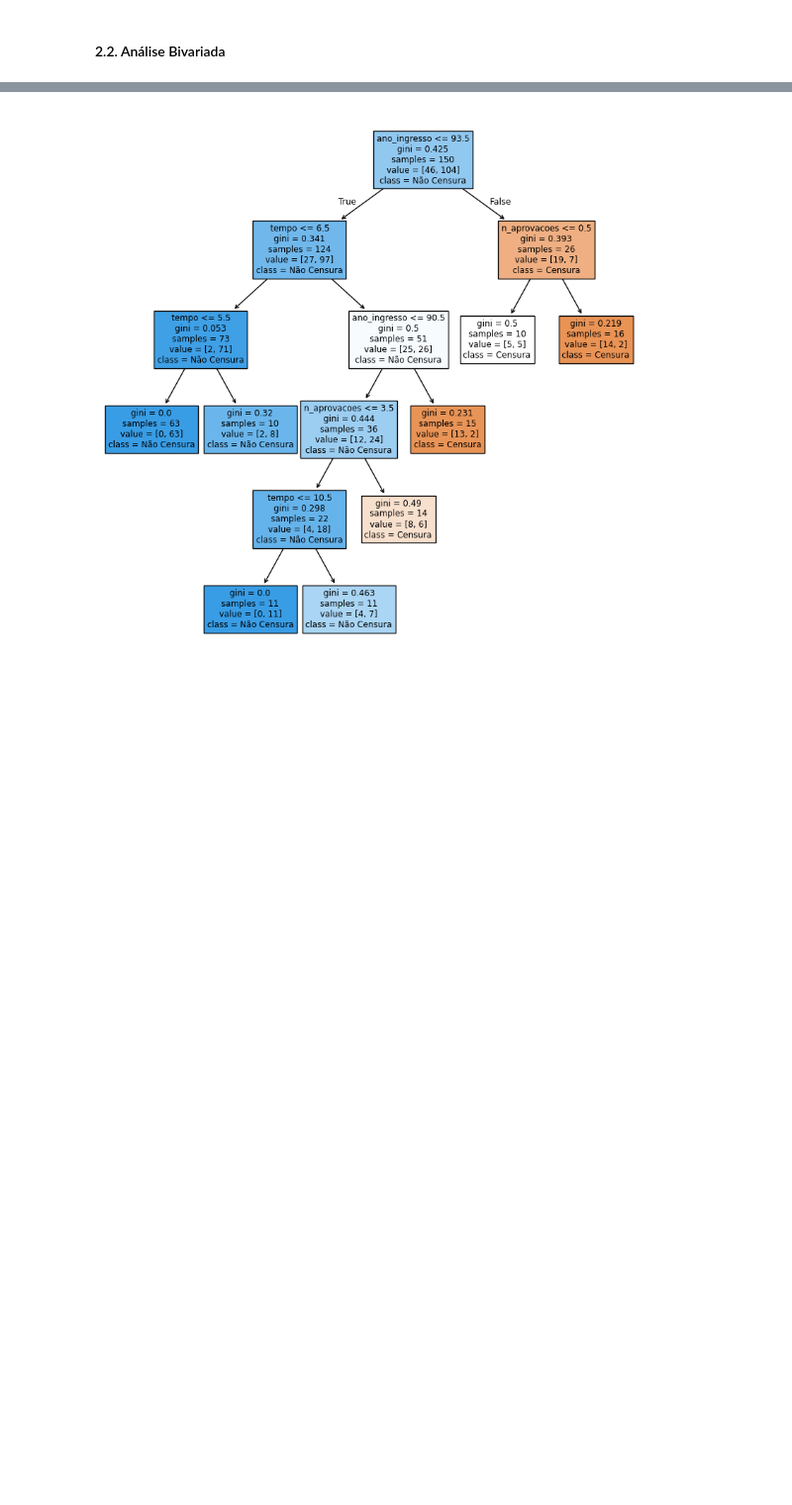
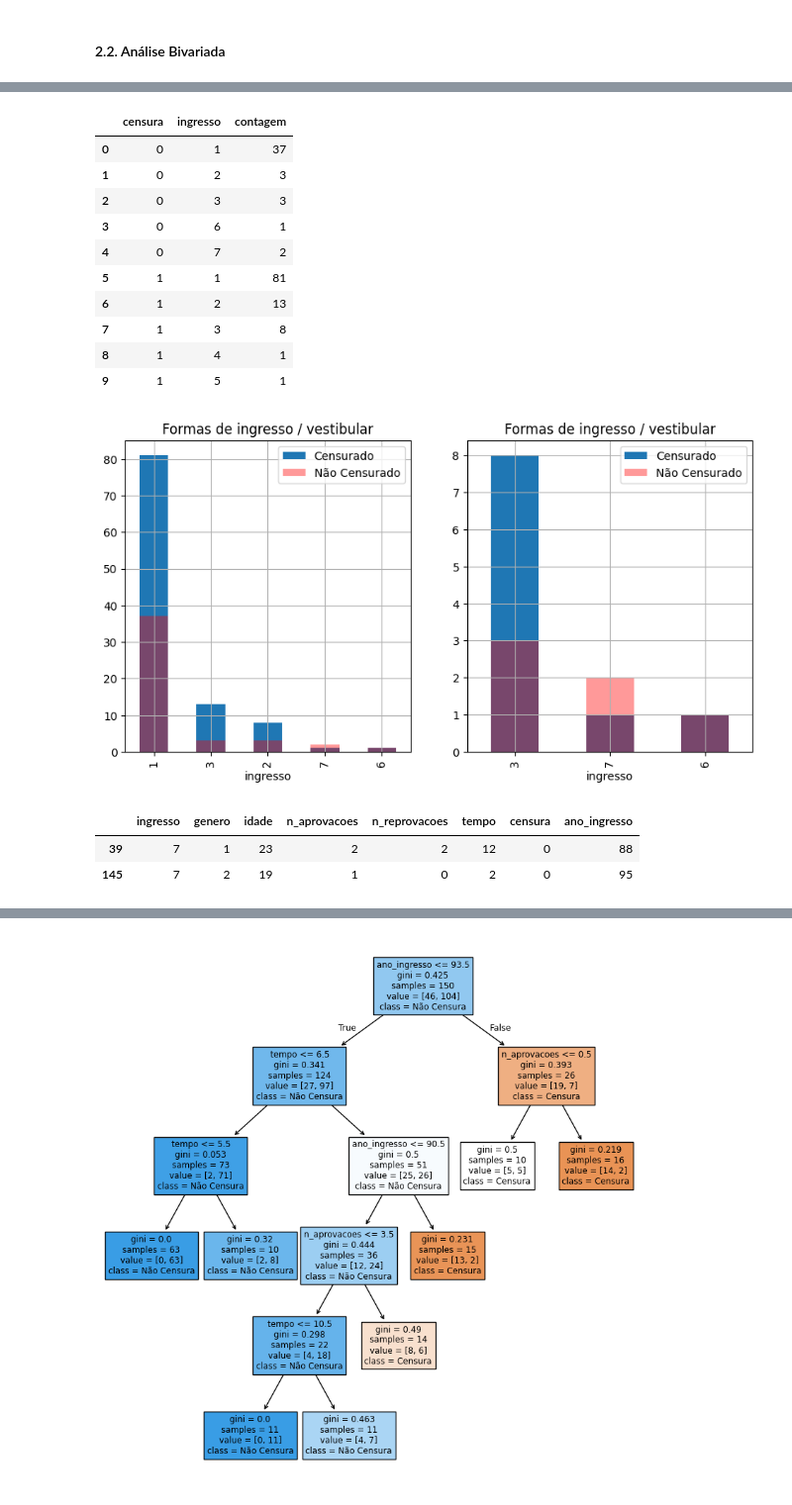
Before and after one commit to xGabrielR/Analise-de-Sobrevivencia-Aplicada-a-Evasao-Escolar, a Jupyter notebook: src/grc_01_analise_exploratoria.ipynb, the cells around one changed output, grey strips where cells are left out. Shown at 99% size. Saved outputs shown, nothing was run; the diff lists cells and outputs as text; code cells hidden in the pictures; blank space fills up the shorter version.

```diff
--- a/src/grc_01_analise_exploratoria.ipynb
+++ b/src/grc_01_analise_exploratoria.ipynb
@@ -139,0 +150,2 @@ plt.tight_layout()
+# %%
+censurado = df["censura"] == 1
@@ -139,0 +167,34 @@ plt.tight_layout()
+# %%
+fig, ax = plt.subplots(1, 2, figsize=(10, 5))
+ax = ax.flatten()
+df[censurado]["ingresso"].value_counts().plot(kind="bar", ax=ax[0], label="Censurado")
+df[~censurado]["ingresso"].value_counts().plot(kind="bar", ax=ax[0], alpha=0.4, color="red", label="Não Censurado")
+
+df[(censurado) & (df["ingresso"] > 2)]["ingresso"].value_counts().plot(kind="bar", ax=ax[1], label="Censurado")
+df[(~censurado) & (df["ingresso"] > 2)]["ingresso"].value_counts().plot(kind="bar", ax=ax[1], alpha=0.4, color="red", label="Não Censurado")
+
+for axi in ax:
+    axi.grid(2)
+    axi.legend()
+    axi.set_title("Formas de ingresso / vestibular")
+
+df[["genero", "censura", "ingresso"]].groupby(["censura", "ingresso"]).count().reset_index().rename(columns={"genero": "contagem"})
+# %% [output]
+|  | censura | ingresso | contagem |
+| 0 | 0 | 1 | 37 |
+| 1 | 0 | 2 | 3 |
+| 2 | 0 | 3 | 3 |
+| 3 | 0 | 6 | 1 |
+| 4 | 0 | 7 | 2 |
+| 5 | 1 | 1 | 81 |
+| 6 | 1 | 2 | 13 |
+| 7 | 1 | 3 | 8 |
+| 8 | 1 | 4 | 1 |
+| 9 | 1 | 5 | 1 |
+[figure, added]
+# %%
+df[df["ingresso"] == 7]
+# %% [output]
+|  | ingresso | genero | idade | n_aprovacoes | n_reprovacoes | tempo | censura | ano_ingresso |
+| 39 | 7 | 1 | 23 | 2 | 2 | 12 | 0 | 88 |
+| 145 | 7 | 2 | 19 | 1 | 0 | 2 | 0 | 95 |
```
Also changed, not shown: parts of 17 cells of this notebook, 1 other file.
